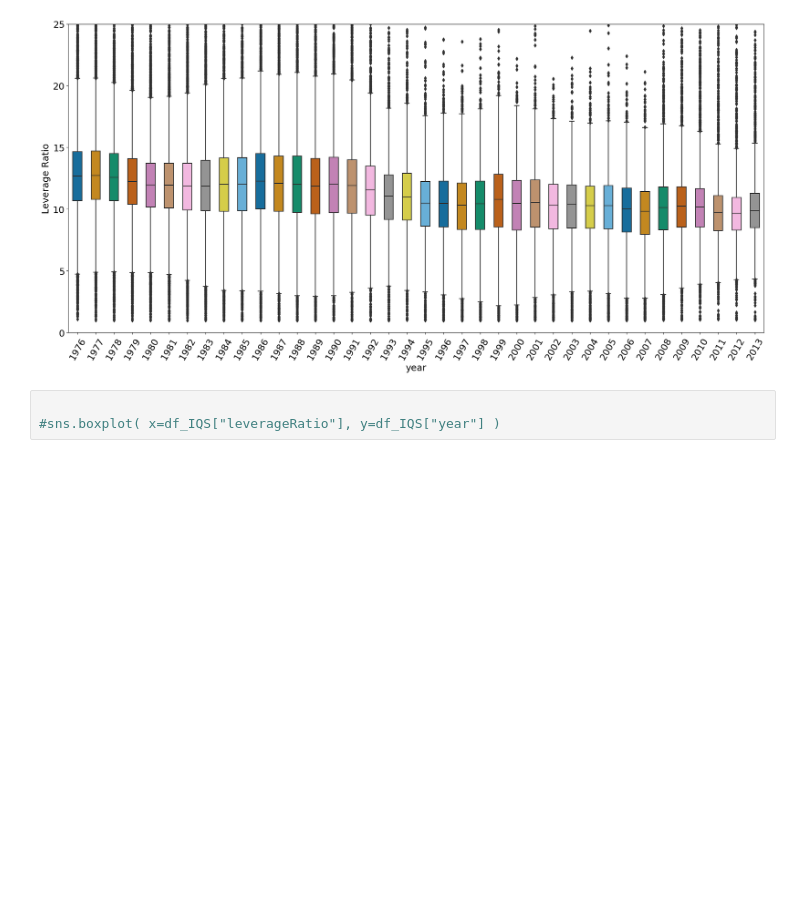
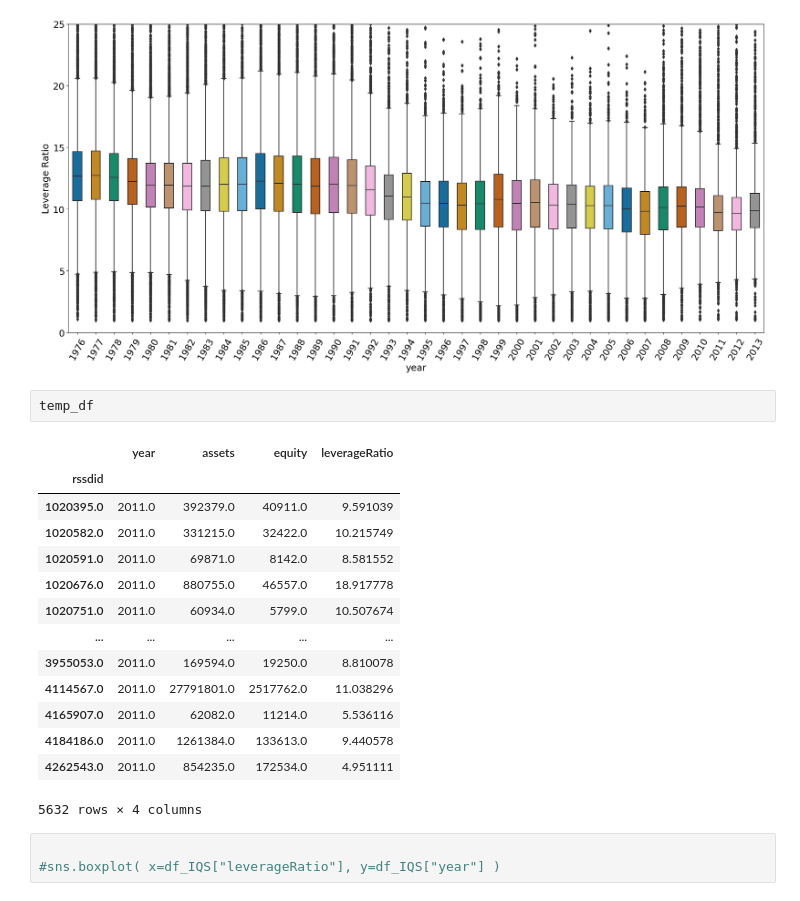
Before and after one commit to Alex-Telonic/BachelorThesisASch, a Jupyter notebook: LeverageDistribution.ipynb, the cells around one changed output. Drawn from its saved outputs; the diff is of its cells as text; blank space fills up the shorter version.

```diff
--- a/LeverageDistribution.ipynb
+++ b/LeverageDistribution.ipynb
@@ -451,6 +451,23 @@ plt.tight_layout()
 plt.savefig('LatexVorlage/graphs/Leverage/LeverageDistribution_LeverageRatioBoxplot_7613.png')
 # %% [output]
 [figure]
+# %%
+temp_df
+# %% [output]
+|  | year | assets | equity | leverageRatio |
+| rssdid |  |  |  |  |
+| 1020395.0 | 2011.0 | 392379.0 | 40911.0 | 9.591039 |
+| 1020582.0 | 2011.0 | 331215.0 | 32422.0 | 10.215749 |
+| 1020591.0 | 2011.0 | 69871.0 | 8142.0 | 8.581552 |
+| 1020676.0 | 2011.0 | 880755.0 | 46557.0 | 18.917778 |
+| 1020751.0 | 2011.0 | 60934.0 | 5799.0 | 10.507674 |
+| ... | ... | ... | ... | ... |
+| 3955053.0 | 2011.0 | 169594.0 | 19250.0 | 8.810078 |
+| 4114567.0 | 2011.0 | 27791801.0 | 2517762.0 | 11.038296 |
+| 4165907.0 | 2011.0 | 62082.0 | 11214.0 | 5.536116 |
+| 4184186.0 | 2011.0 | 1261384.0 | 133613.0 | 9.440578 |
+| 4262543.0 | 2011.0 | 854235.0 | 172534.0 | 4.951111 |
+5632 rows × 4 columns
 # %%
 
 #sns.boxplot( x=df_IQS["leverageRatio"], y=df_IQS["year"] )
```
Also changed, not shown: parts of 1 cell of this notebook, 16 other files.
